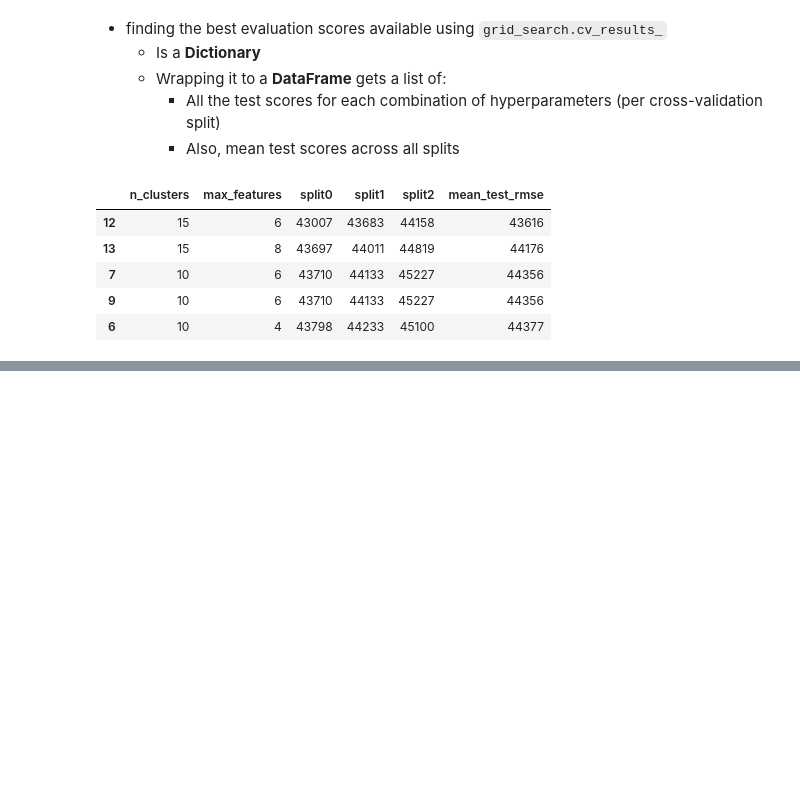
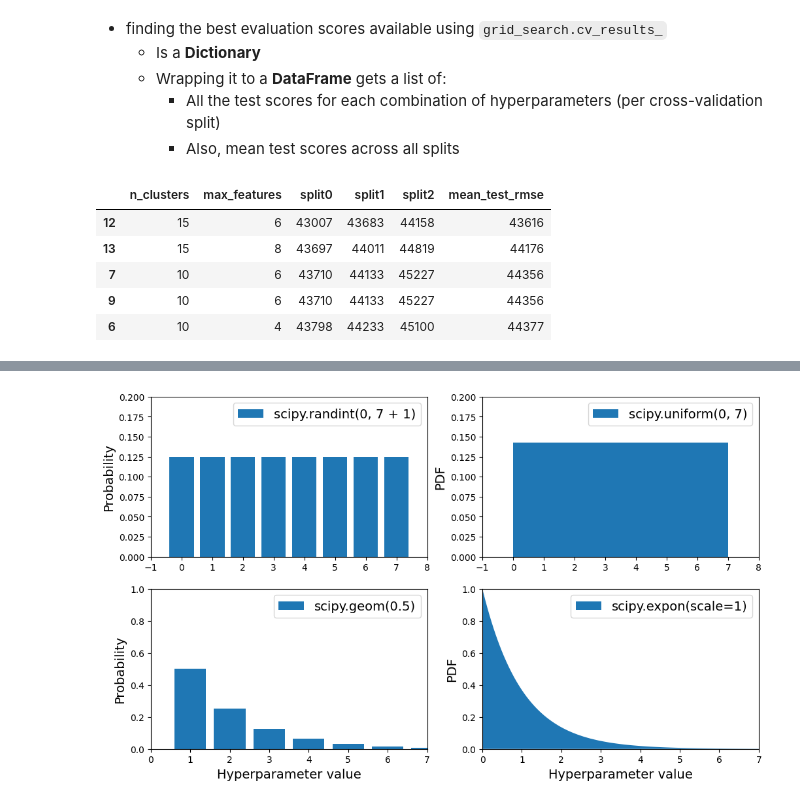
Before and after one commit to matt-chinchilla/Machine-Learning-Repo, a Jupyter notebook: The code/chapter-02-end-to-end-ml/02_end_to_end_machine_learning_project.ipynb, the cells around one changed output, grey strips where cells are left out. Drawn from its saved outputs; the diff is of its cells as text; code cells hidden in the pictures; blank space fills up the shorter version.

```diff
--- a/The code/chapter-02-end-to-end-ml/02_end_to_end_machine_learning_project.ipynb
+++ b/The code/chapter-02-end-to-end-ml/02_end_to_end_machine_learning_project.ipynb
@@ -1511,0 +1624,56 @@ cv_res.head()
+# %%
+# extra code – plots a few distributions you can use in randomized search
+from scipy.stats import randint, uniform, geom, expon
+
+# Discrete uniform over integers 0…7
+xs1: np.ndarray = np.arange(0, 7 + 1)                  # array([0,1,…,7])
+randint_distrib: np.ndarray = randint(0, 7 + 1).pmf(xs1)
+#   .pmf(k) gives P(X=k) for each integer k
+
+# Continuous uniform on [0,7]
+xs2: np.ndarray = np.linspace(0, 7, 500)               # 500 points between 0 and 7
+uniform_distrib: np.ndarray = uniform(0, 7).pdf(xs2)
+#   .pdf(x) gives the continuous density at each x
+
+# Geometric with p=0.5 (discrete skewed towards 0)
+xs3: np.ndarray = np.arange(0, 7 + 1)
+geom_distrib: np.ndarray = geom(0.5).pmf(xs3)
+#   P(X=k) = (1−p)^(k−1) p  for k=1,2,…; here SciPy indexes from 1
+
+# Exponential with scale=1 (continuous, decaying)
+xs4: np.ndarray = np.linspace(0, 7, 500)
+expon_distrib: np.ndarray = expon(scale=1).pdf(xs4)
+#   .pdf(x) = (1/scale) * exp(−x/scale)
+
+plt.figure(figsize=(12, 7))
+
+plt.subplot(2, 2, 1)
+plt.bar(xs1, randint_distrib, label="scipy.randint(0, 7 + 1)")
+plt.ylabel("Probability")
+plt.legend()
+plt.axis([-1, 8, 0, 0.2])
+#   x from -1 to 8, y from 0 to 0.2 for clarity
+
+plt.subplot(2, 2, 2)
+plt.fill_between(xs2, uniform_distrib, label="scipy.uniform(0, 7)")
+plt.ylabel("PDF")
+plt.legend()
+plt.axis([-1, 8, 0, 0.2])
+
+plt.subplot(2, 2, 3)
+plt.bar(xs3, geom_distrib, label="scipy.geom(0.5)")
+plt.xlabel("Hyperparameter value")
+plt.ylabel("Probability")
+plt.legend()
+plt.axis([0, 7, 0, 1])
+
+plt.subplot(2, 2, 4)
+plt.fill_between(xs4, expon_distrib, label="scipy.expon(scale=1)")
+plt.xlabel("Hyperparameter value")
+plt.ylabel("PDF")
+plt.legend()
+plt.axis([0, 7, 0, 1])
+
+plt.show()
+# %% [output]
+[figure, added]
```
Also changed, not shown: parts of 25 cells of this notebook, 2 other files.
